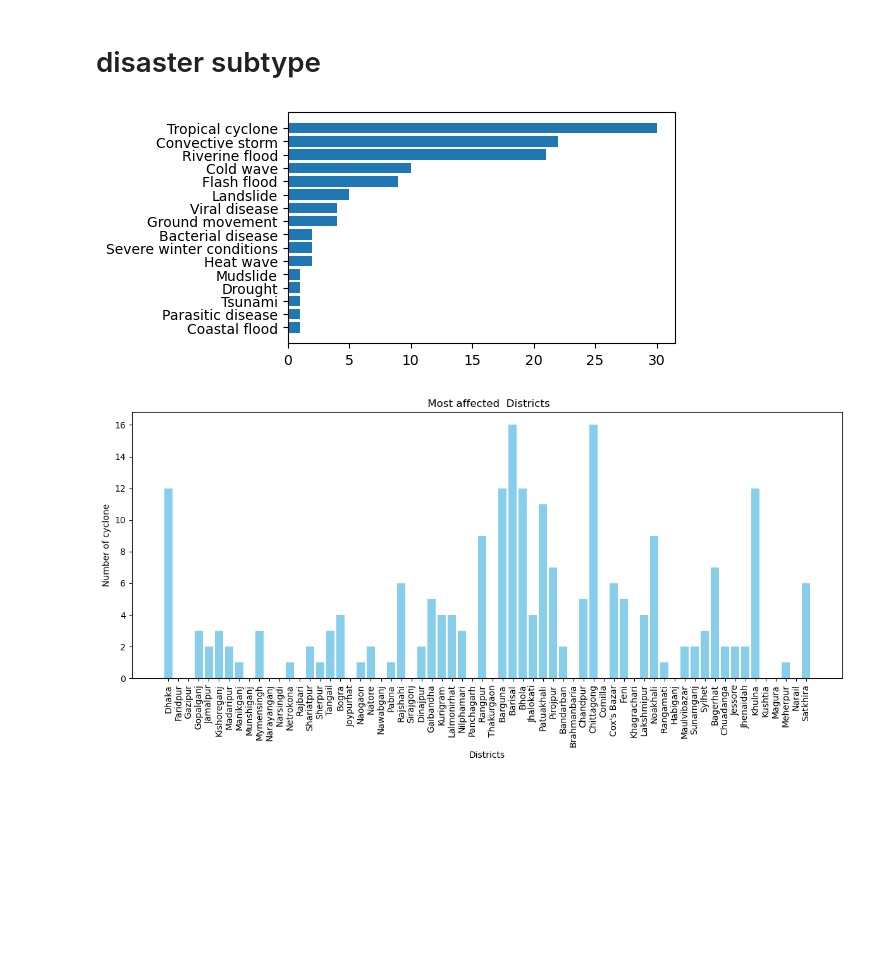
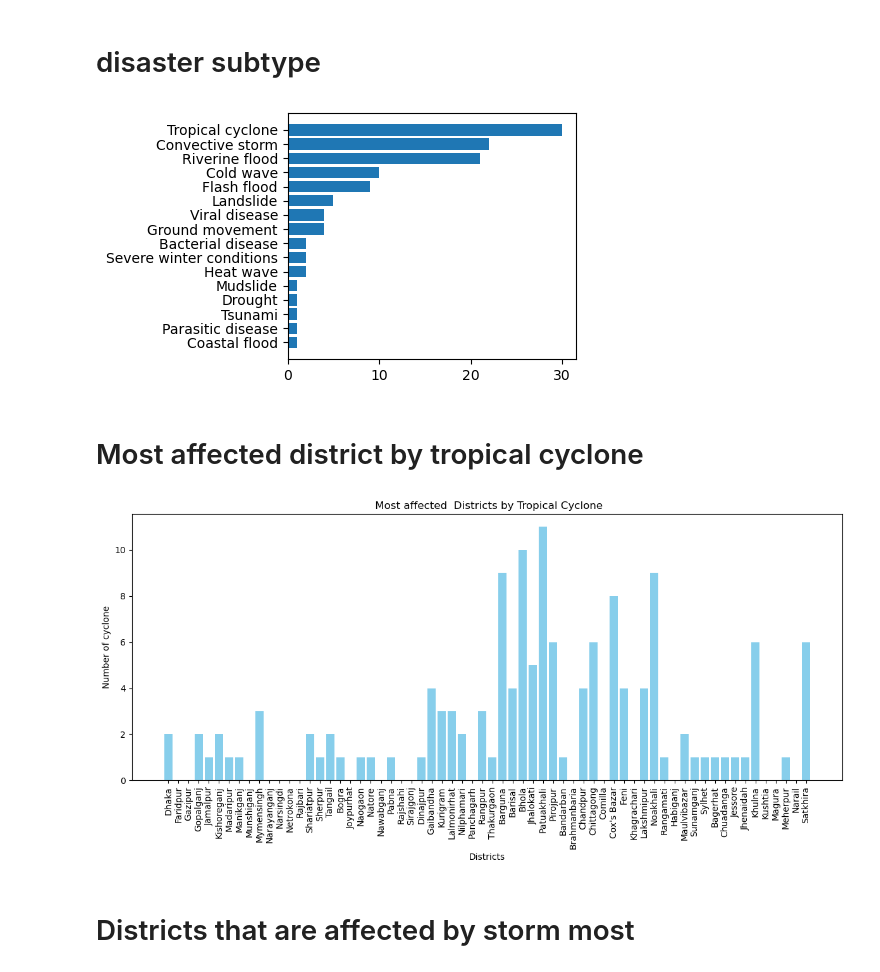
Before and after one commit to choyon001/disasters_in_bd, a Jupyter notebook: disasters_in_bd.ipynb, the cells around one changed output. Saved outputs shown, nothing was run; the diff lists cells and outputs as text; code cells hidden in the pictures; blank space fills up the shorter version.

Commit message:
Add files via upload
there are some updates about the affected areas in

```diff
--- a/disasters_in_bd.ipynb
+++ b/disasters_in_bd.ipynb
@@ -39,10 +42,12 @@ plt.show()
 subtype = data['Disaster Subtype'].value_counts().sort_values(ascending=True)
 plt.figure(figsize=(5,3))
 plt.barh(subtype.index,subtype.values)
-
+plt.tight_layout()
 plt.show()
 # %% [output]
-[figure, old version]
+[figure, new version]
+# %% [markdown]
+# Most affected district by tropical cyclone
 # %%
 districts_list = [
     "Dhaka", "Faridpur", "Gazipur", "Gopalganj", "Jamalpur", "Kishoreganj",
@@ -57,36 +62,38 @@ districts_list = [
     "Jhenaidah", "Khulna", "Kushtia", "Magura", "Meherpur", "Narail", "Satkhira"
 ]
 district_dict = {}
-for i in data_list:
+for i in districts_list:
     district_dict[i]=0
 # %%
 Tropical_cyclone=data[data['Disaster Subtype']=='Tropical cyclone']
-locations = Tropical_cyclone['Location'].str.split(',')
+locations = Tropical_cyclone['Geo Locations'].str.split(',')
 locations_list=[]
 for location in locations:
     for i in location:
         if i not in locations_list:
             locations_list.append(i.strip())
 # %%
-for i in locations_list:
+for location in locations_list :
     for district in districts_list:
-        if district in i :
+        if district in location:
             district_dict[district]+=1
-# %%
-# Extract data for plotting
-locations = list(district_dict.keys())
-values = list(district_dict.values())
-
-# Create the bar chart
-plt.figure(figsize=(12, 6))
-plt.bar(locations, values, color='skyblue')
-plt.xlabel('Districts')
-plt.ylabel('Number of cyclone')
-plt.title(' Most affected  Districts')
-plt.xticks(rotation=90)  # Rotate x-labels for better readability
-plt.tight_layout()
-
-# Show the chart
-plt.show()
-# %% [output]
-[figure, removed]
+# %%
+# Extract data for plotting
+locations = list(district_dict.keys())
+values = list(district_dict.values())
+
+# Create the bar chart
+plt.figure(figsize=(12, 6))
+plt.bar(locations, values, color='skyblue')
+plt.xlabel('Districts')
+plt.ylabel('Number of cyclone')
+plt.title(' Most affected  Districts by Tropical Cyclone')
+plt.xticks(rotation=90)  # Rotate x-labels for better readability
+plt.tight_layout()
+
+# Show the chart
+plt.show()
+# %% [output]
+[figure, added]
+# %% [markdown]
+# Districts that are affected by  storm most
```
Also changed, not shown: parts of 17 cells of this notebook.
